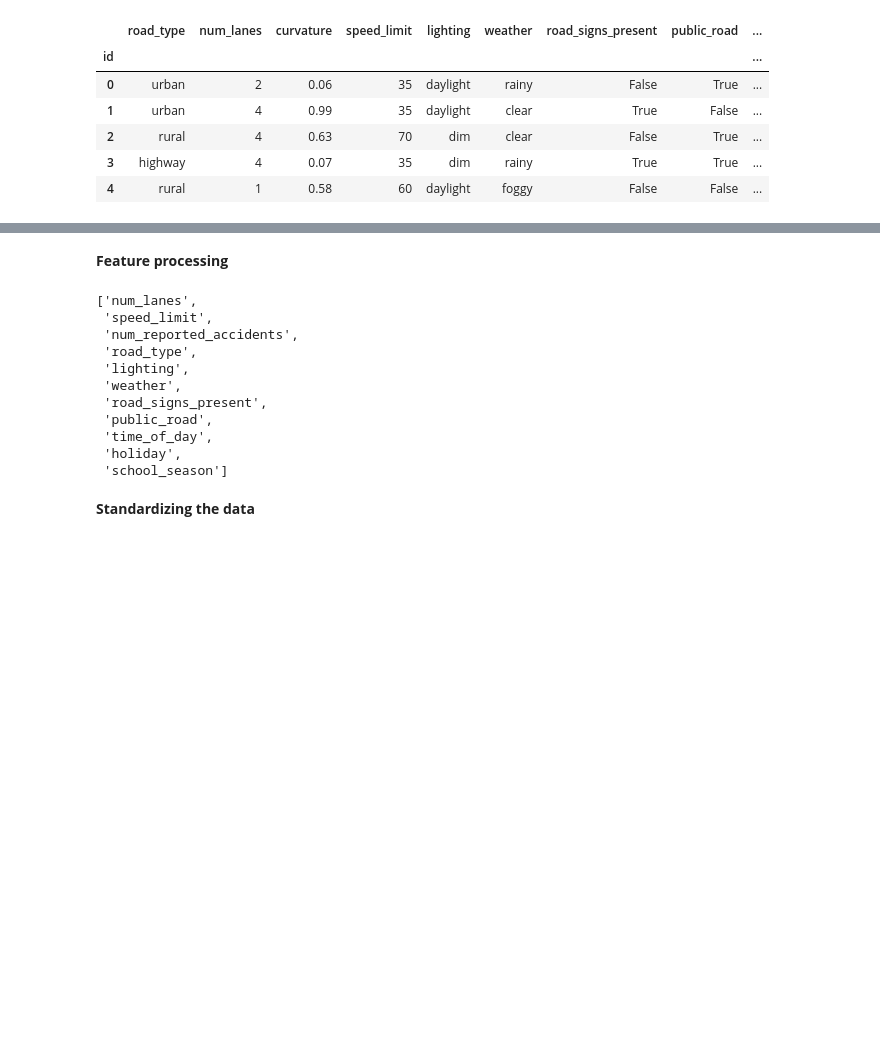
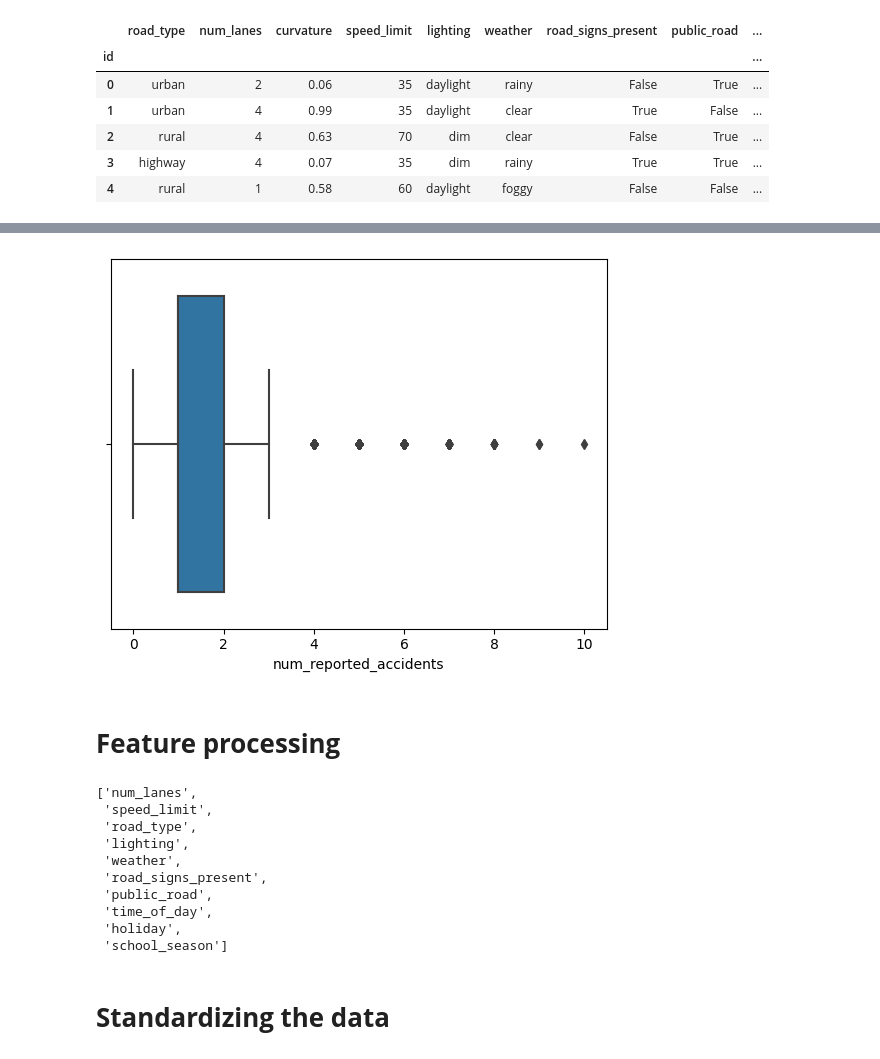
Before and after one commit to StutiSharma22/Kaggle-projects, a Jupyter notebook: predicting-road-accident-risk.ipynb, the cells around one changed output, grey strips where cells are left out. Cells and saved outputs as stored; diff of their text form; code cells hidden in the pictures; blank space fills up the shorter version.

```diff
--- a/predicting-road-accident-risk.ipynb
+++ b/predicting-road-accident-risk.ipynb
@@ -142,14 +170,18 @@ plt.show()
+# %%
+sns.boxplot(data= combined_df,x='num_reported_accidents' )
+plt.show()
+# %% [output]
+[figure, added]
 # %% [markdown]
-**Feature processing**
+# **Feature processing**
 # %%
 #categorical variables in the dataset
-categorical_variables= ['num_lanes', 'speed_limit','num_reported_accidents', 'road_type', 'lighting','weather','road_signs_present','public_road',
+categorical_variables= ['num_lanes', 'speed_limit', 'road_type', 'lighting','weather','road_signs_present','public_road',
                         'time_of_day','holiday','school_season']
 categorical_variables
 # %% [output]
 ['num_lanes',
  'speed_limit',
- 'num_reported_accidents',
  'road_type',
  'lighting',
  'weather',
@@ -168,5 +200,5 @@ df_train=df_train.replace({True: 1, False: 0})
 df_test=df_test.replace({True: 1, False: 0})
 # %% [markdown]
-**Standardizing the data**
+# **Standardizing the data**
 # %%
 #Standardizing the features
```
Also changed, not shown: parts of 25 cells of this notebook.
